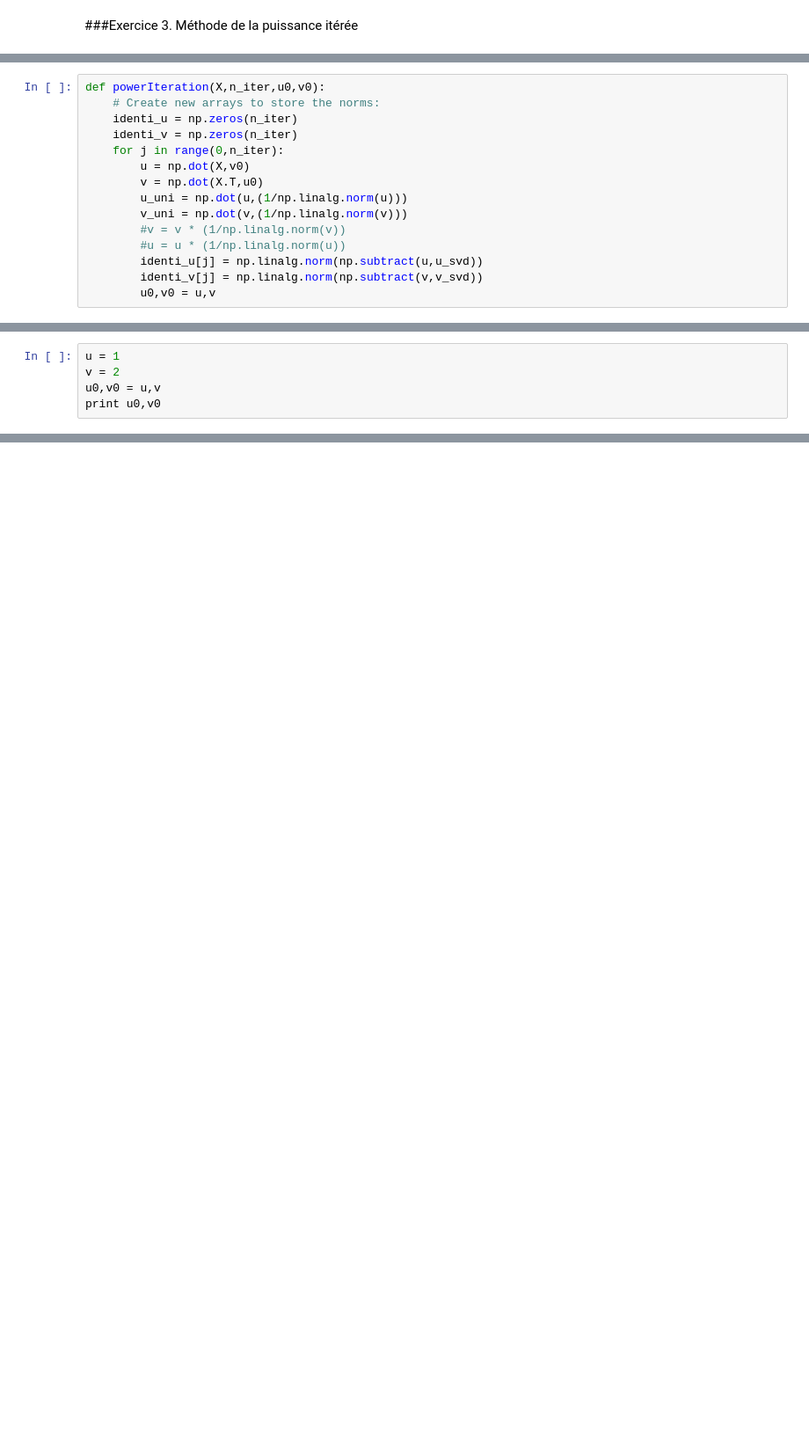
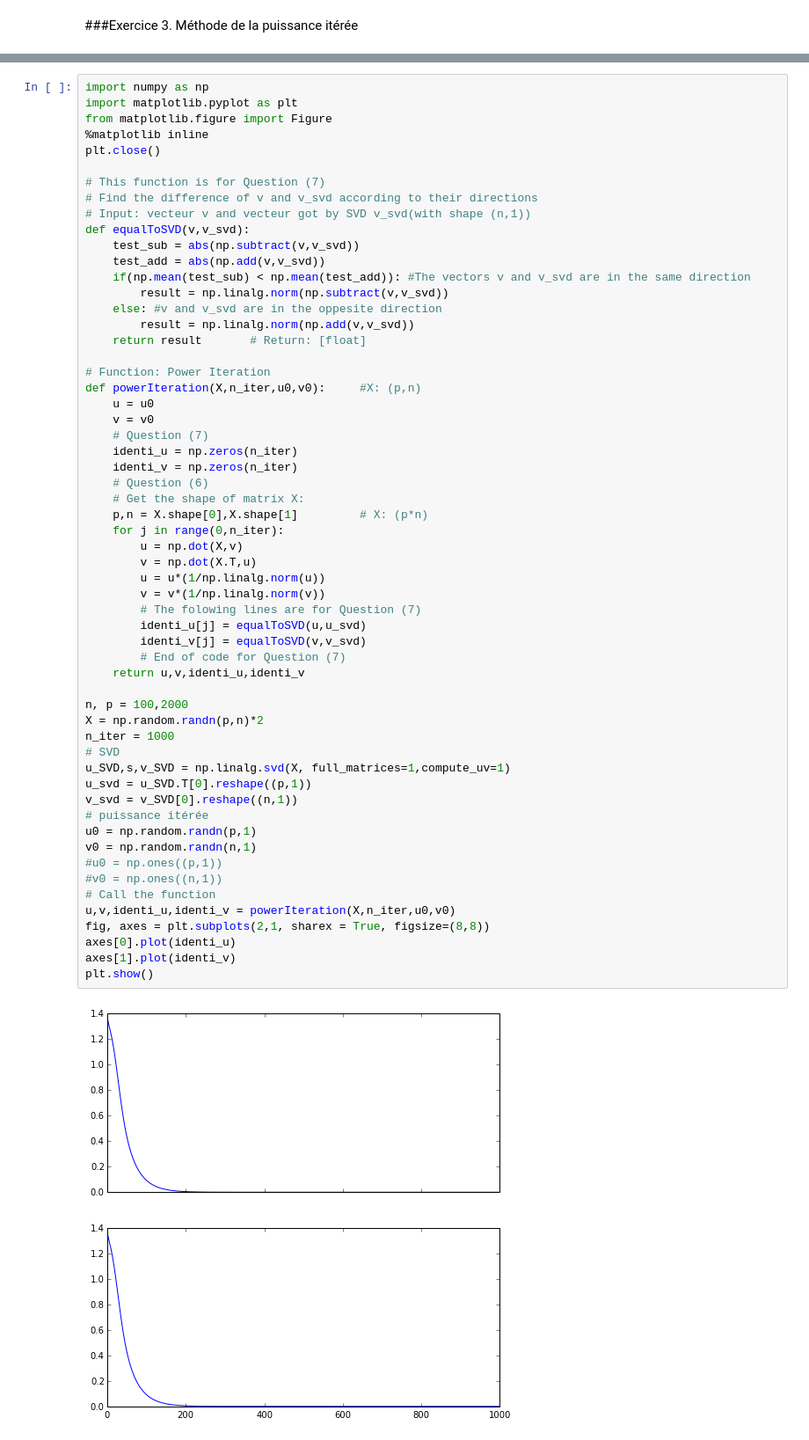
Before and after one commit to DemiFr/SD204-TP-SVD-PCA, a Jupyter notebook: LI_YANTING_0.ipynb, the cells around one changed output, grey strips where cells are left out. Shown: that part at 88% size. Cells and saved outputs as stored; diff of their text form; blank space fills up the shorter version.

```diff
--- a/LI_YANTING_0.ipynb
+++ b/LI_YANTING_0.ipynb
@@ -213,15 +169,0 @@ print np.ones((p,1)).shape
-# %%
-def powerIteration(X,n_iter,u0,v0):
-    # Create new arrays to store the norms:
-    identi_u = np.zeros(n_iter)
-    identi_v = np.zeros(n_iter)
-    for j in range(0,n_iter):
-        u = np.dot(X,v0)
-        v = np.dot(X.T,u0)
-        u_uni = np.dot(u,(1/np.linalg.norm(u)))
-        v_uni = np.dot(v,(1/np.linalg.norm(v)))
-        #v = v * (1/np.linalg.norm(v))
-        #u = u * (1/np.linalg.norm(u))
-        identi_u[j] = np.linalg.norm(np.subtract(u,u_svd))
-        identi_v[j] = np.linalg.norm(np.subtract(v,v_svd))
-        u0,v0 = u,v
@@ -294,5 +169,0 @@ print p,n
-# %%
-u = 1
-v = 2
-u0,v0 = u,v
-print u0,v0
@@ -300,0 +170,60 @@ print u0,v0
+# %%
+import numpy as np
+import matplotlib.pyplot as plt
+from matplotlib.figure import Figure
+%matplotlib inline
+plt.close()
+
+# This function is for Question (7)
+# Find the difference of v and v_svd according to their directions
+# Input: vecteur v and vecteur got by SVD v_svd(with shape (n,1))
+def equalToSVD(v,v_svd):
+    test_sub = abs(np.subtract(v,v_svd))
+    test_add = abs(np.add(v,v_svd))
+    if(np.mean(test_sub) < np.mean(test_add)): #The vectors v and v_svd are in the same direction
+        result = np.linalg.norm(np.subtract(v,v_svd))
+    else: #v and v_svd are in the oppesite direction
+        result = np.linalg.norm(np.add(v,v_svd))
+    return result       # Return: [float]
+
+# Function: Power Iteration
+def powerIteration(X,n_iter,u0,v0):     #X: (p,n)
+    u = u0
+    v = v0
+    # Question (7)
+    identi_u = np.zeros(n_iter)
+    identi_v = np.zeros(n_iter)
+    # Question (6)
+    # Get the shape of matrix X:
+    p,n = X.shape[0],X.shape[1]         # X: (p*n)
+    for j in range(0,n_iter):
+        u = np.dot(X,v)
+        v = np.dot(X.T,u)
+        u = u*(1/np.linalg.norm(u))
+        v = v*(1/np.linalg.norm(v))
+        # The folowing lines are for Question (7)
+        identi_u[j] = equalToSVD(u,u_svd)
+        identi_v[j] = equalToSVD(v,v_svd)
+        # End of code for Question (7)
+    return u,v,identi_u,identi_v
+
+n, p = 100,2000
+X = np.random.randn(p,n)*2
+n_iter = 1000
+# SVD
+u_SVD,s,v_SVD = np.linalg.svd(X, full_matrices=1,compute_uv=1)
+u_svd = u_SVD.T[0].reshape((p,1))
+v_svd = v_SVD[0].reshape((n,1))
+# puissance itérée
+u0 = np.random.randn(p,1)
+v0 = np.random.randn(n,1)
+#u0 = np.ones((p,1))
+#v0 = np.ones((n,1))
+# Call the function
+u,v,identi_u,identi_v = powerIteration(X,n_iter,u0,v0)
+fig, axes = plt.subplots(2,1, sharex = True, figsize=(8,8))
+axes[0].plot(identi_u)
+axes[1].plot(identi_v)
+plt.show()
+# %% [output]
+[figure, added]
```
Also changed, not shown: parts of 25 cells of this notebook, 6 other files.
